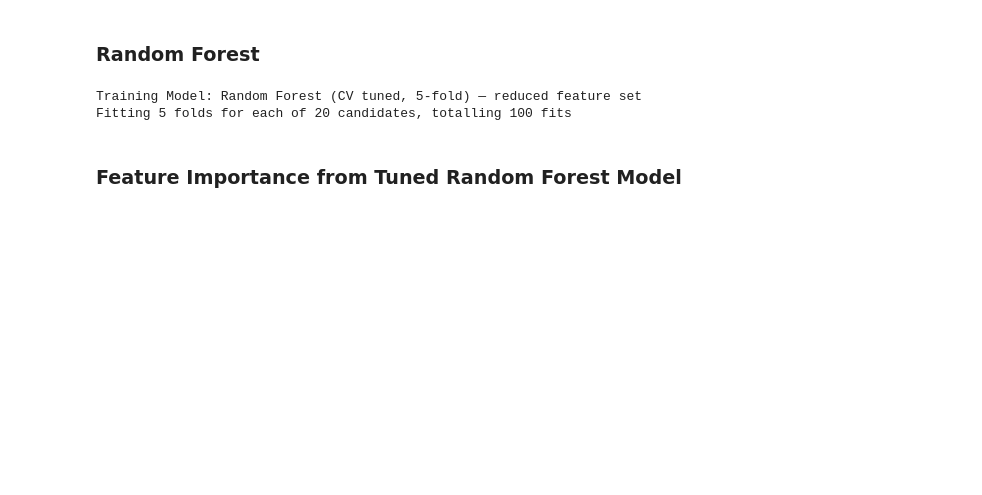
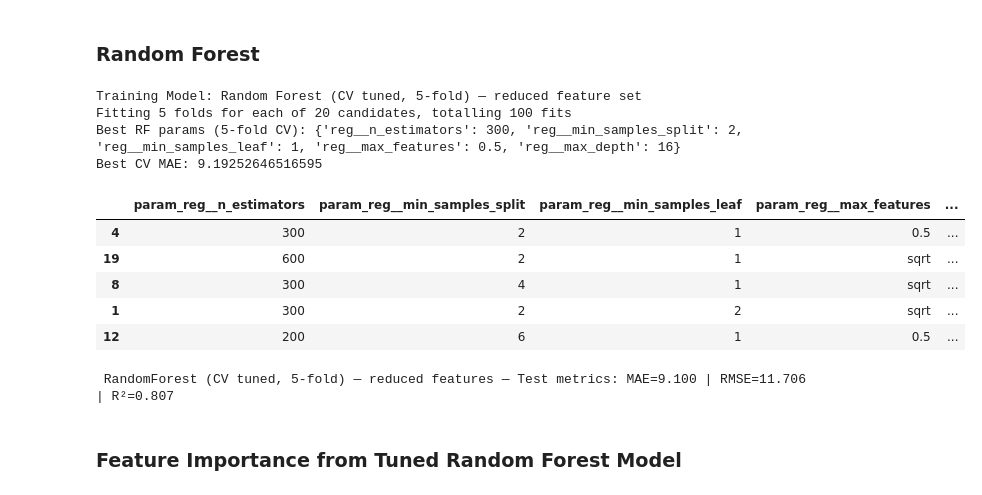
Before and after one commit to violamor/PodcastListeningTimePrediction, a Jupyter notebook: PodcastListeningTimePrediction.ipynb, the cells around one changed output. Drawn from its saved outputs; the diff is of its cells as text; code cells hidden in the pictures; blank space fills up the shorter version.

```diff
--- a/PodcastListeningTimePrediction.ipynb
+++ b/PodcastListeningTimePrediction.ipynb
@@ -1190,39 +1150,45 @@ rf_cv = Pipeline([
 ])
 
 param_dist = {
     'reg__n_estimators': [200, 300, 400, 600],
     'reg__max_depth': [8, 12, 16, None],
     'reg__min_samples_split': [2, 4, 6],
     'reg__min_samples_leaf': [1, 2, 4],
     'reg__max_features': ['sqrt', 0.5]
 }
 
 rs_rf = RandomizedSearchCV(
     estimator=rf_cv,
     param_distributions=param_dist,
     n_iter=20,
     scoring='neg_mean_absolute_error',
     cv=cv,
-    n_jobs=-1,                 # outer parallelism only
-    pre_dispatch="2*n_jobs",   # avoid overscheduling & memory spikes
+    n_jobs=1,                 # run sequentially (safer)
+    pre_dispatch="2*n_jobs",
     random_state=42,
     verbose=1,
     refit=True
 )
 
-# Limit inner thread usage for safety (optional but robust)
-with parallel_backend("loky", inner_max_num_threads=1):
-    rs_rf.fit(X_train, y_train)
-
+rs_rf.fit(X_train, y_train)
 print("Best RF params (5-fold CV):", rs_rf.best_params_)
 print("Best CV MAE:", -rs_rf.best_score_)
 display(cv_report(rs_rf, top_n=5))
 
 y_pred_rf_cv = rs_rf.predict(X_test)
 res_rf_cv = eval_and_print("RandomForest (CV tuned, 5-fold) — reduced features", y_test, y_pred_rf_cv)
 # %% [output]
 Training Model: Random Forest (CV tuned, 5-fold) — reduced feature set
 Fitting 5 folds for each of 20 candidates, totalling 100 fits
+Best RF params (5-fold CV): {'reg__n_estimators': 300, 'reg__min_samples_split': 2, 'reg__min_samples_leaf': 1, 'reg__max_features': 0.5, 'reg__max_depth': 16}
+Best CV MAE: 9.19252646516595
+|  | param_reg__n_estimators | param_reg__min_samples_split | param_reg__min_samples_leaf | param_reg__max_features | ... |
+| 4 | 300 | 2 | 1 | 0.5 | ... |
+| 19 | 600 | 2 | 1 | sqrt | ... |
+| 8 | 300 | 4 | 1 | sqrt | ... |
+| 1 | 300 | 2 | 2 | sqrt | ... |
+| 12 | 200 | 6 | 1 | 0.5 | ... |
+ RandomForest (CV tuned, 5-fold) — reduced features — Test metrics: MAE=9.100 | RMSE=11.706 | R²=0.807
 # %% [markdown]
 ### **Feature Importance from Tuned Random Forest Model**
 # %%
```
Also changed, not shown: parts of 22 cells of this notebook.
